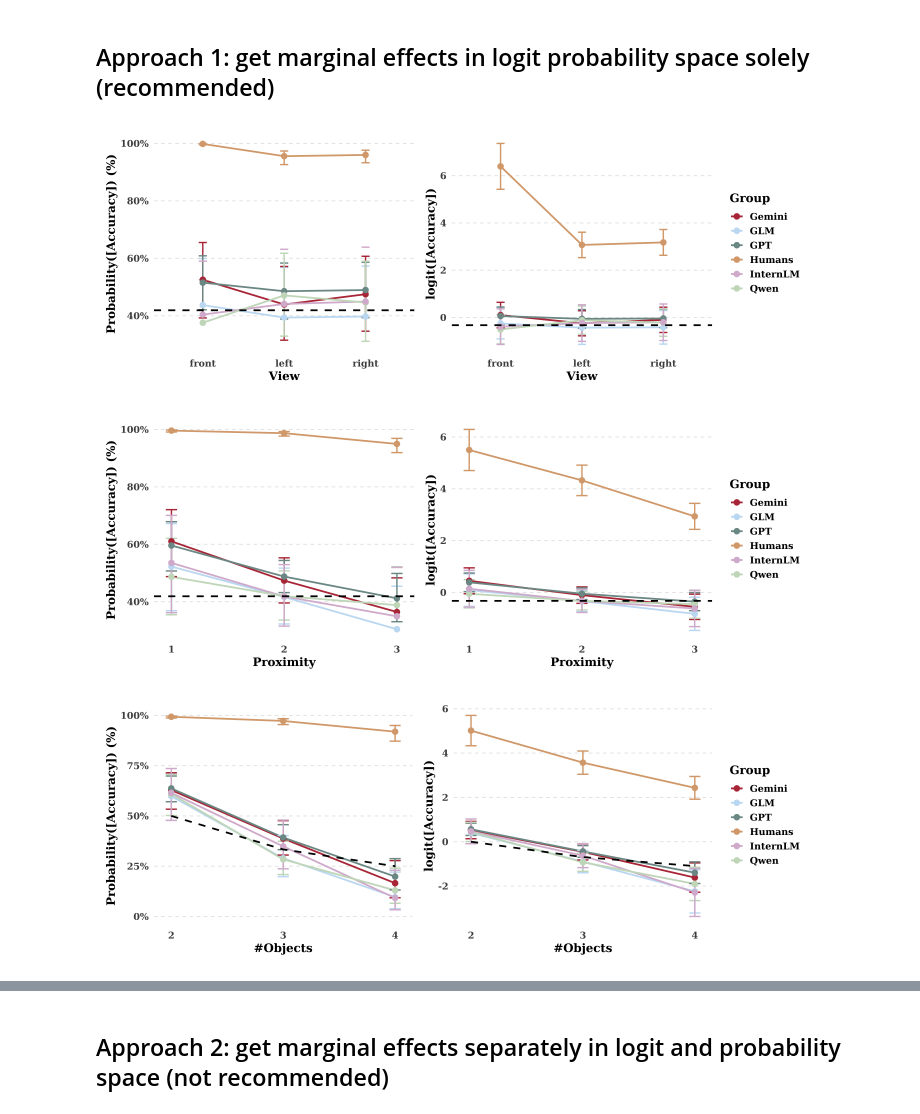
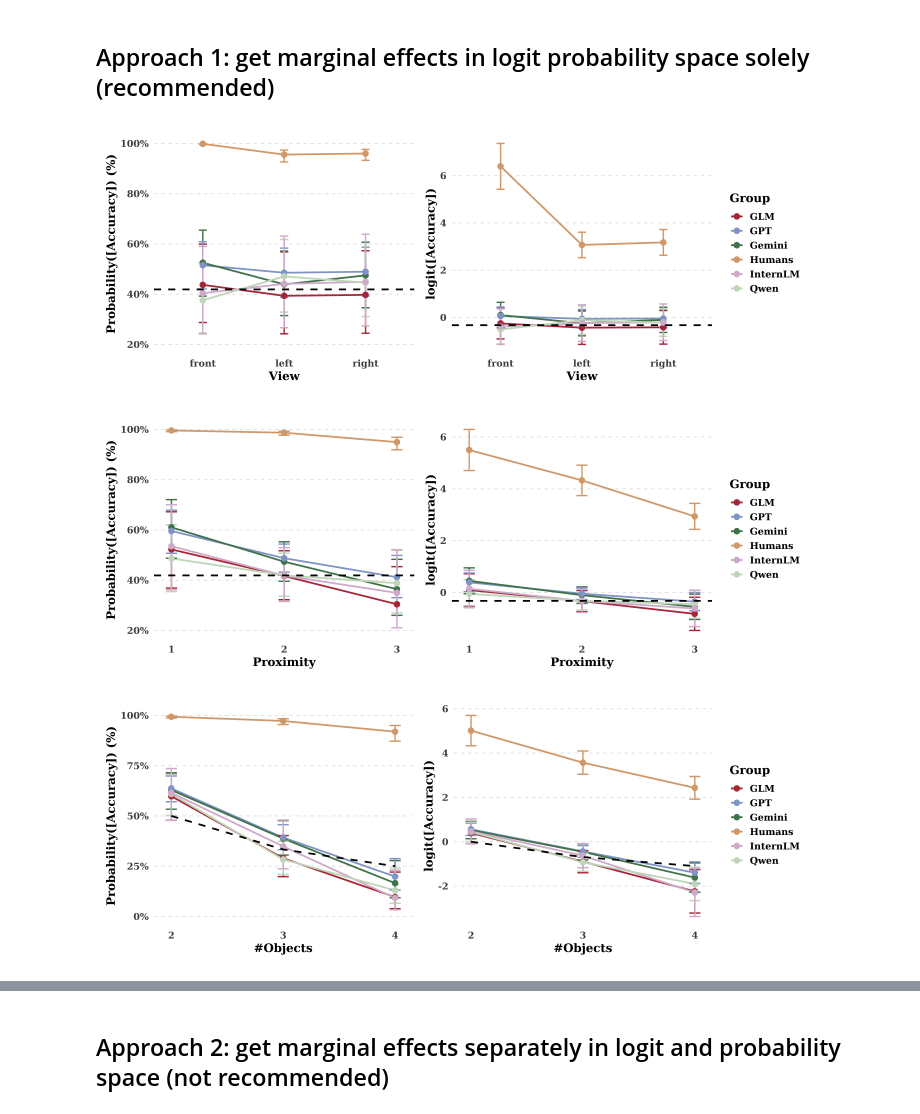
Before and after one commit to grow-ai-like-a-child/referential-gaze, a Jupyter notebook: aggregate.ipynb, the cells around one changed output, grey strips where cells are left out. Cells and saved outputs as stored; diff of their text form; code cells hidden in the pictures.

```diff
--- a/aggregate.ipynb
+++ b/aggregate.ipynb
@@ -84,9 +104,9 @@ df <- read_csv("result_1743457603_20250506_20250506F.csv", na = "empty", col_sel
 df <- df %>% mutate(
   offset = log(1/n_candidates / (1 - 1/n_candidates))
 )
-colors <- c("#B83945","#C5DFF4","#7C9895","#DAA87C","#D9B9D4",
+colors <- c("#B83945","#92A5D1","#4F845C","#DAA87C","#D9B9D4",
             "#C9DCC4","#377483","#F4EEAC","#E3E457","#AEB2D1",
-            "#4F845C","#92A5D1")
+            "#7C9895","#C5DFF4")
 
 # register DejaVuSerif
 sysfonts::font_add("DejaVuSerif", regular = "./other/DejaVuSerif.ttf", bold = "./other/DejaVuSerif-Bold.ttf")
@@ -416,7 +436,7 @@ plot_effect_from_link <- function(df_l, xvar, xlab, fname_base){
     if (xvar == "Proximity") {
         p1 <- p1 + scale_x_continuous(breaks = unique(as.integer(df_r_transformed[[xvar]])))
     }
-    p1 <- p1 + scale_y_continuous(limits=c(0.3,1.0),
+    p1 <- p1 + scale_y_continuous(limits=c(0.2,1.0),
                          labels = scales::percent_format(accuracy=1)) +
       labs(x = xlab, y = "Probability([Accuracy]) (%)") +
       theme_serif_bold() +
@@ -444,36 +464,36 @@ plot_effect_from_link <- function(df_l, xvar, xlab, fname_base){
   } else {
     prob_baseline_link <- 0.41905549430356487
     logit_intercept <- log(prob_baseline_link / (1 - prob_baseline_link))
     p2 <- p2 + geom_hline(yintercept=logit_intercept, color='black',
                            linetype='dashed', linewidth=1)
   }
 
   if (xvar %in% c("Proximity", "n_candidates")) {
       p2 <- p2 + scale_x_continuous(breaks = unique(as.integer(df_l[[xvar]])))
   }
   p2 <- p2 + labs(x = xlab, y = "logit([Accuracy])") +
     theme_serif_bold() +
     theme(panel.grid.major.y = element_line(color="grey90", linetype="dashed", linewidth=0.5),
           panel.grid.major.x = element_blank(),
           legend.position = "right")
 
   combined <- p1 + p2 +
     plot_layout(ncol = 2)
 
   pdf(fname_base, width=12, height=4.5)
   print(combined)
   dev.off()
   options(repr.plot.width = 12, repr.plot.height = 4.5)
   print(combined)
 }
 
 plot_effect_from_link(ang_link,  "Angle", "View", "./plots/Angle_effect.pdf")
 plot_effect_from_link(prox_link, "Proximity", "Proximity", "./plots/Proximity_effect.pdf")
 plot_effect_from_link(obj_link,  "n_candidates", "#Objects", "./plots/n_candidates_effect.pdf")
 # %% [output]
-[figure, old version]
+[figure, new version]
-[figure, old version]
+[figure, new version]
-[figure, old version]
+[figure, new version]
 # %%
 plot_single_effect <- function(df_l, xvar, xlab, show_y_axis = TRUE) {
   df_r_transformed <- df_l %>%
```
Also changed, not shown: parts of 11 cells of this notebook, 4 other files.
